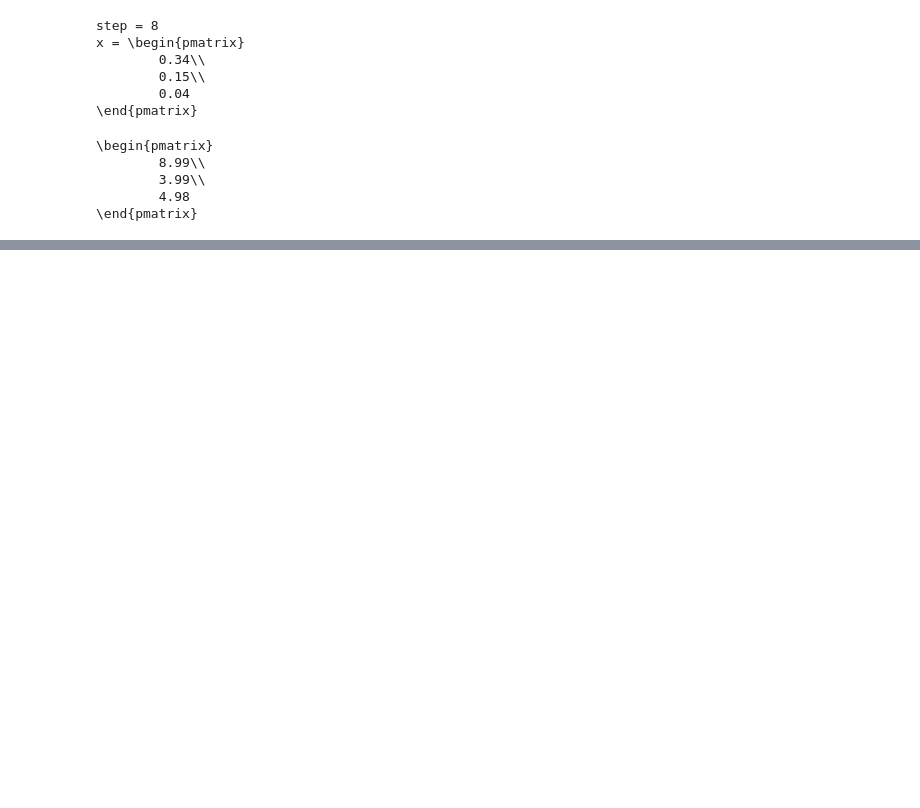
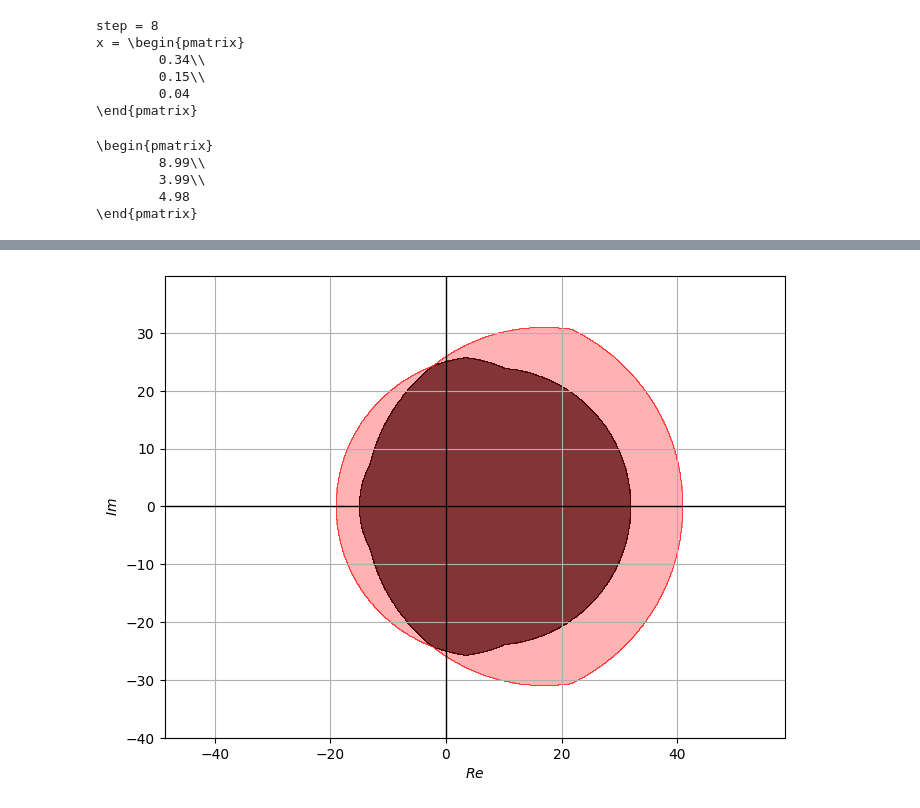
Before and after one commit to Clai101/HSE, a Jupyter notebook: Minor/2/CW_2.ipynb, the cells around one changed output, grey strips where cells are left out. Cells and saved outputs as stored; diff of their text form; code cells hidden in the pictures; blank space fills up the shorter version.

```diff
--- a/Minor/2/CW_2.ipynb
+++ b/Minor/2/CW_2.ipynb
@@ -179,0 +492,24 @@ print(matrix_beauty(A@x))
+# %%
+intersection_grid = arr((intersection_grid_1 >= 0.30) & (intersection_grid_2 >= 0.30), dtype=int)
+mask_grid = arr((mask_grid_1 & mask_grid_2), dtype=int)
+
+fig, ax = plt.subplots(figsize=(8, 6))
+
+colors1 = ['white', 'black']
+cmap1 = mcolors.ListedColormap(colors1)
+
+colors2 = ['white', 'red']
+cmap2 = mcolors.ListedColormap(colors2)
+
+contour = plt.contourf(xx, yy, intersection_grid, alpha = 0.7, cmap=cmap1)
+contour = plt.contourf(xx, yy, mask_grid, alpha = 0.3, cmap=cmap2)
+
+ax.grid(True)
+plt.axis('equal')
+plt.ylabel("$Im$")
+plt.xlabel("$Re$")
+plt.axhline(0, color='black', lw=1)
+plt.axvline(0, color='black', lw=1)
+plt.savefig("Imgs/bool_and.png")
+# %% [output]
+[figure, added]
```
Also changed, not shown: parts of 33 cells of this notebook, 20 other files.
